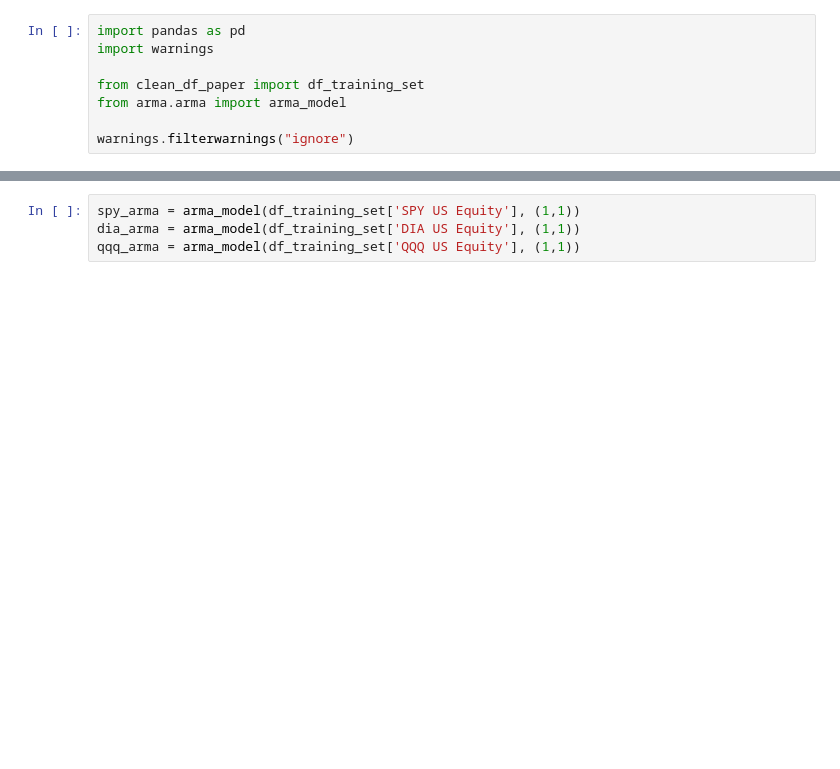
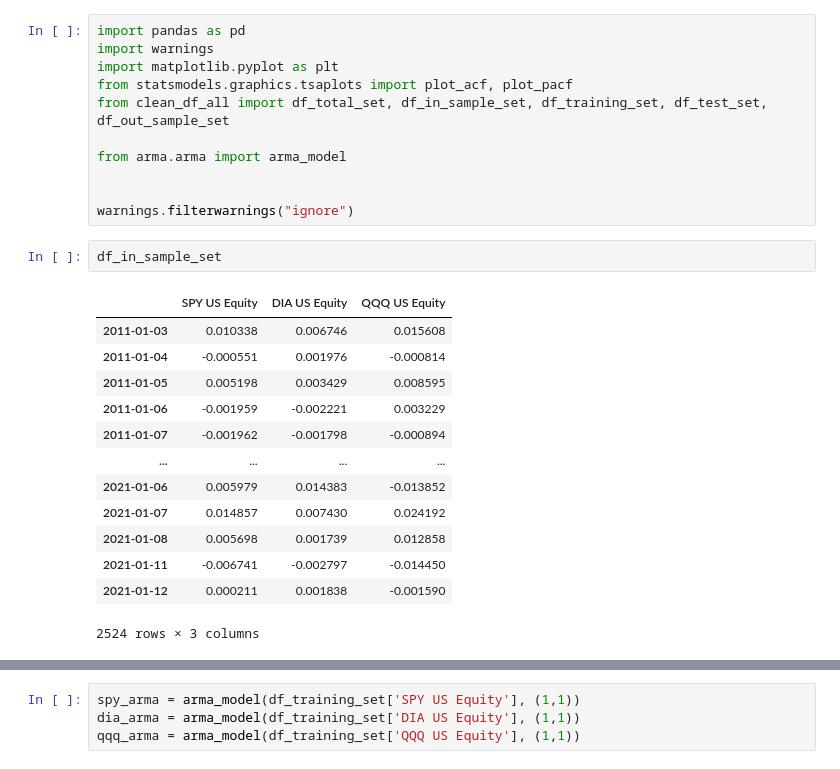
Before and after one commit to lincecile/Neural-network-copula-portfolio-optimization, a Jupyter notebook: test.ipynb, the cells around one changed output, grey strips where cells are left out. Saved outputs shown, nothing was run; the diff lists cells and outputs as text; blank space fills up the shorter version.

```diff
--- a/test.ipynb
+++ b/test.ipynb
@@ -1,8 +1,27 @@
 # %%
 import pandas as pd
 import warnings
+import matplotlib.pyplot as plt
+from statsmodels.graphics.tsaplots import plot_acf, plot_pacf
+from clean_df_all import df_total_set, df_in_sample_set, df_training_set, df_test_set, df_out_sample_set
 
-from clean_df_paper import df_training_set
 from arma.arma import arma_model
 
+
 warnings.filterwarnings("ignore")
+# %%
+df_in_sample_set
+# %% [output]
+|  | SPY US Equity | DIA US Equity | QQQ US Equity |
+| 2011-01-03 | 0.010338 | 0.006746 | 0.015608 |
+| 2011-01-04 | -0.000551 | 0.001976 | -0.000814 |
+| 2011-01-05 | 0.005198 | 0.003429 | 0.008595 |
+| 2011-01-06 | -0.001959 | -0.002221 | 0.003229 |
+| 2011-01-07 | -0.001962 | -0.001798 | -0.000894 |
+| ... | ... | ... | ... |
+| 2021-01-06 | 0.005979 | 0.014383 | -0.013852 |
+| 2021-01-07 | 0.014857 | 0.007430 | 0.024192 |
+| 2021-01-08 | 0.005698 | 0.001739 | 0.012858 |
+| 2021-01-11 | -0.006741 | -0.002797 | -0.014450 |
+| 2021-01-12 | 0.000211 | 0.001838 | -0.001590 |
+2524 rows × 3 columns
```
Also changed, not shown: parts of 6 cells of this notebook, 2 other files.
